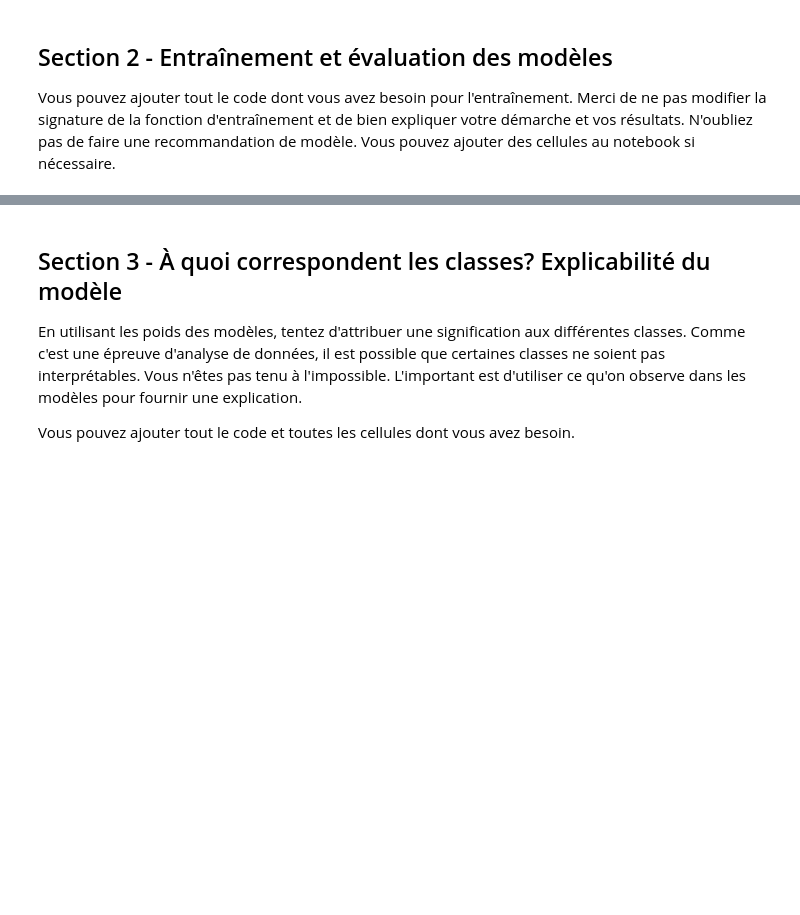
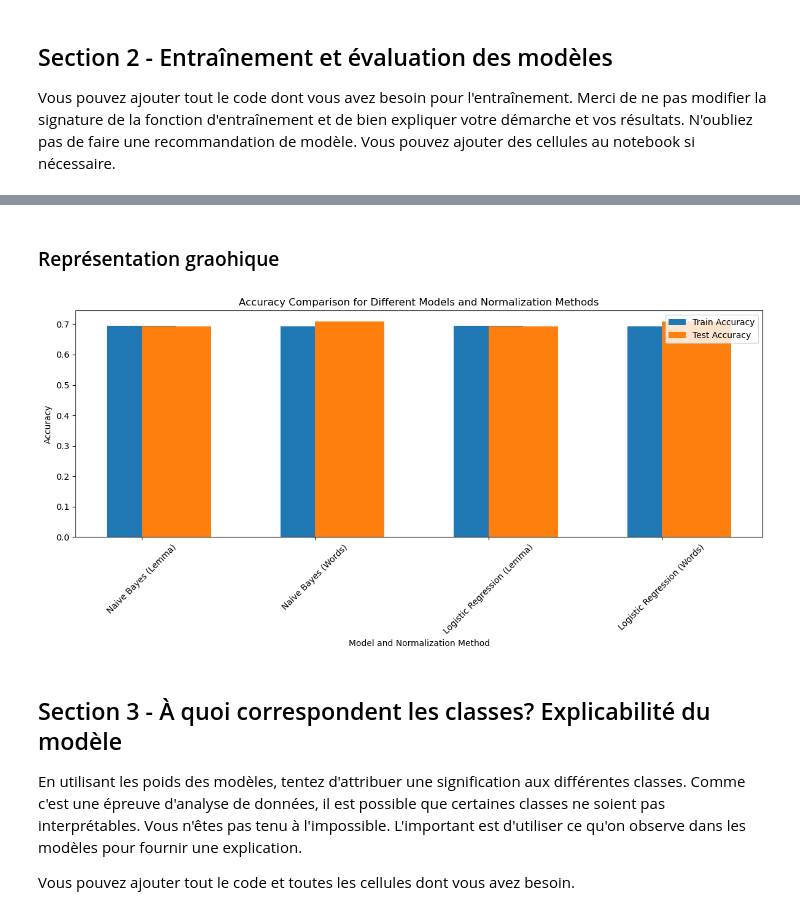
Before and after one commit to iyoussef1079/Travaux-pratiques-NLP, a Jupyter notebook: tp1_2023/tp1_2023/t3_classifier_incidents.ipynb, the cells around one changed output, grey strips where cells are left out. Saved outputs shown, nothing was run; the diff lists cells and outputs as text; code cells hidden in the pictures; blank space fills up the shorter version.

```diff
--- a/tp1_2023/tp1_2023/t3_classifier_incidents.ipynb
+++ b/tp1_2023/tp1_2023/t3_classifier_incidents.ipynb
@@ -200,3 +234,47 @@ Matrice de confusion
+# %% [markdown]
+### Représentation graohique
+# %%
+import matplotlib.pyplot as plt
+
+# Define the model types and normalization methods
+models = ['Naive Bayes (Lemma)', 'Naive Bayes (Words)', 'Logistic Regression (Lemma)', 'Logistic Regression (Words)']
+
+# Define lists to store accuracy values for each model and train/test sets
+train_accuracies = []
+test_accuracies = []
+
+# Append accuracy values to the respective lists
+train_accuracies.append(result_nb_lemma['accuracy_train'])
+test_accuracies.append(result_nb_lemma['accuracy_test'])
+
+train_accuracies.append(result_nb['accuracy_train'])
+test_accuracies.append(result_nb['accuracy_test'])
+
+train_accuracies.append(result_lr_lemma['accuracy_train'])
+test_accuracies.append(result_lr_lemma['accuracy_test'])
+
+train_accuracies.append(result_lr['accuracy_train'])
+test_accuracies.append(result_lr['accuracy_test'])
+
+# Create a bar chart to compare accuracy values
+plt.figure(figsize=(12, 6))
+
+# Use a bar chart to compare train and test accuracies for each model
+plt.bar(models, train_accuracies, label='Train Accuracy', width=0.4, align='center')
+plt.bar(models, test_accuracies, label='Test Accuracy', width=0.4, align='edge')
+
+# Add labels and legend
+plt.xlabel('Model and Normalization Method')
+plt.ylabel('Accuracy')
+plt.legend()
+
+# Show the plot
+plt.title('Accuracy Comparison for Different Models and Normalization Methods')
+plt.xticks(rotation=45)
+plt.tight_layout()
+plt.show()
+# %% [output]
+[figure, added]
 # %% [markdown]
 ## Section 3 - À quoi correspondent les classes? Explicabilité du modèle
 
```
Also changed, not shown: parts of 19 cells of this notebook, 1 other file.
